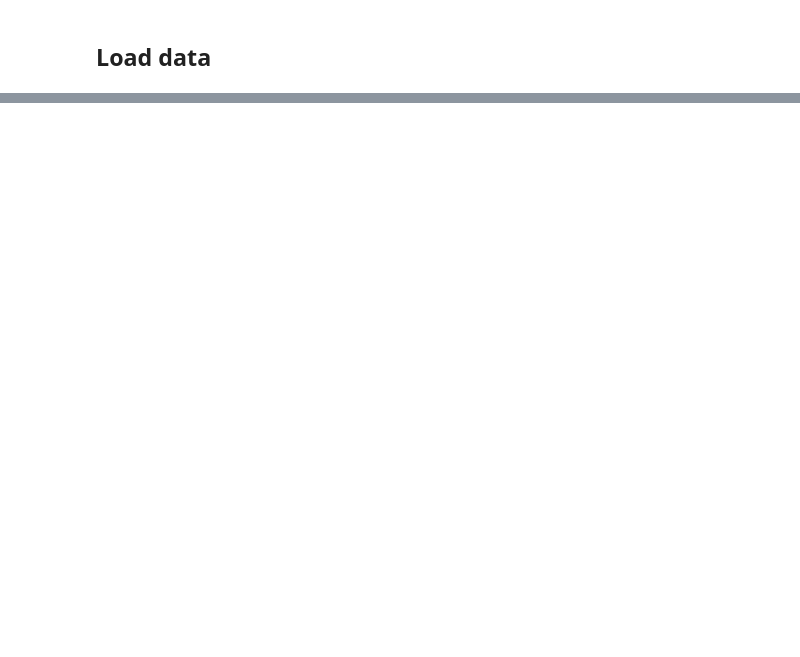
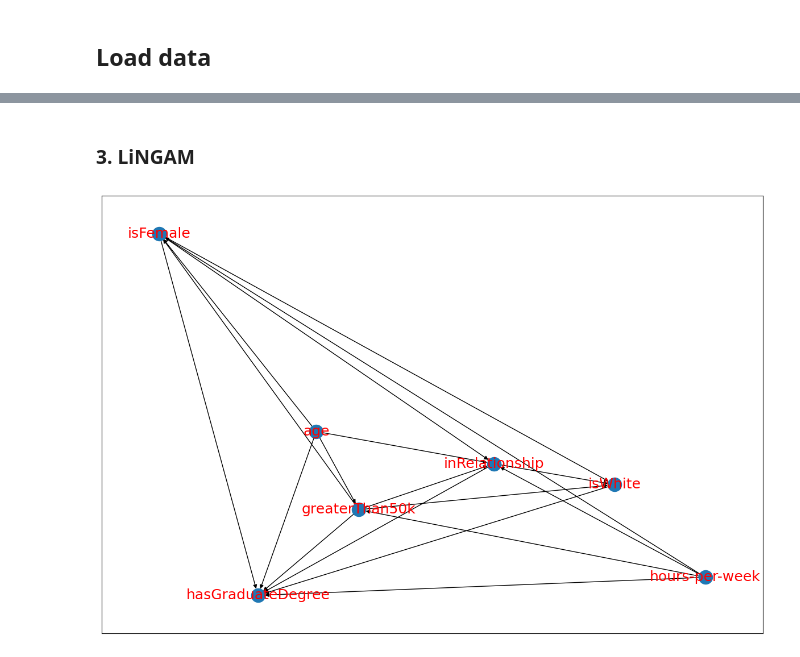
Before and after one commit to chunyagi/causality-learning, a Jupyter notebook: causal_discovery_example.ipynb, the cells around one changed output, grey strips where cells are left out. Saved outputs shown, nothing was run; the diff lists cells and outputs as text; code cells hidden in the pictures; blank space fills up the shorter version.

```diff
--- a/causal_discovery_example.ipynb
+++ b/causal_discovery_example.ipynb
@@ -90,0 +178,20 @@ PC is ran on the skeleton of the given graph.
+# %% [markdown]
+### 3. LiNGAM
+# %%
+# Initialise a LiNGAM model
+model_lingam = cdt.causality.graph.LiNGAM()
+
+# Predict on the dataset
+graph_lingam = model_lingam.predict(df) # LiNGAM doesn't need a skeleton
+
+# Create a layout with fixed seed
+pos = nx.spring_layout(graph_lingam, seed=42)
+
+# Plot the graph
+fig = plt.figure(figsize=(15, 10))
+nx.draw_networkx(graph_lingam,
+                 pos=pos,
+                 font_size=18,
+                 font_color='r')
+# %% [output]
+[figure, added]
```
Also changed, not shown: parts of 22 cells of this notebook, 2 other files.
